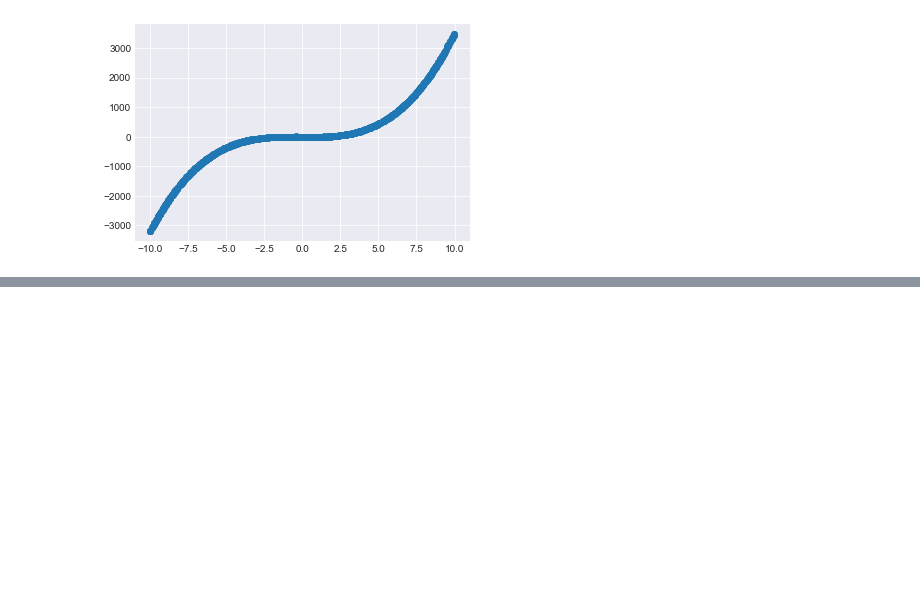
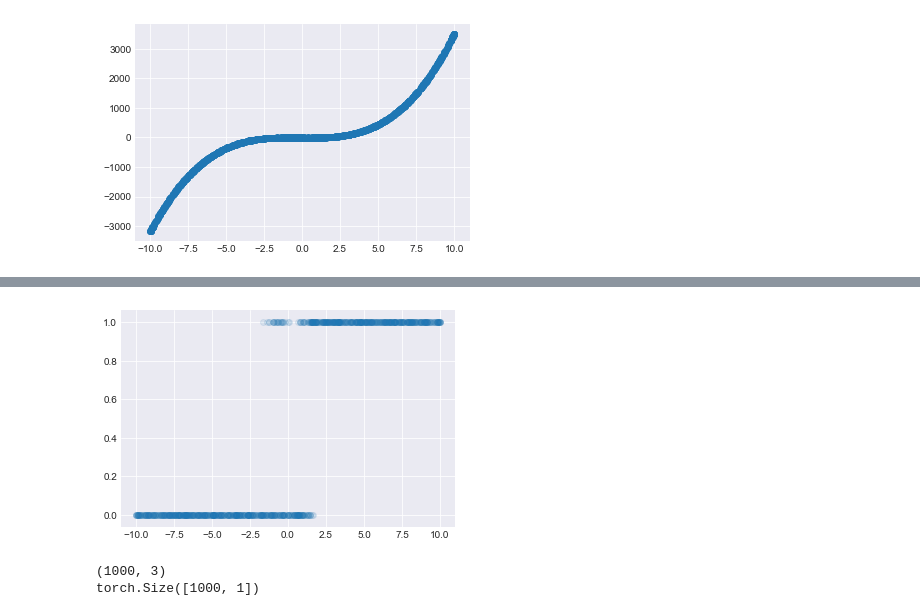
Before and after one commit to nextBillyonair/DPM, a Jupyter notebook: Notebooks/Regression/LinearRegression.ipynb, the cells around one changed output, grey strips where cells are left out. Cells and saved outputs as stored; diff of their text form; code cells hidden in the pictures; blank space fills up the shorter version.

```diff
--- a/Notebooks/Regression/LinearRegression.ipynb
+++ b/Notebooks/Regression/LinearRegression.ipynb
@@ -67,0 +88,17 @@ tensor(16.6286)
+# %%
+y = torch.sigmoid(torch.tensor(y))
+# %%
+y = y.round().float()
+# %%
+# plt.scatter(x[:, 2], model.sample(torch.Tensor(x)).detach(), alpha=0.1)
+plt.scatter(x[:, 2], y, alpha=0.1)
+plt.show()
+# %% [output]
+[figure, added]
+# %%
+model = LogisticRegression(input_dim=3)
+print(x.shape)
+print(y.shape)
+# %% [output]
+(1000, 3)
+torch.Size([1000, 1])
```
Also changed, not shown: parts of 34 cells of this notebook, 10 other files.
